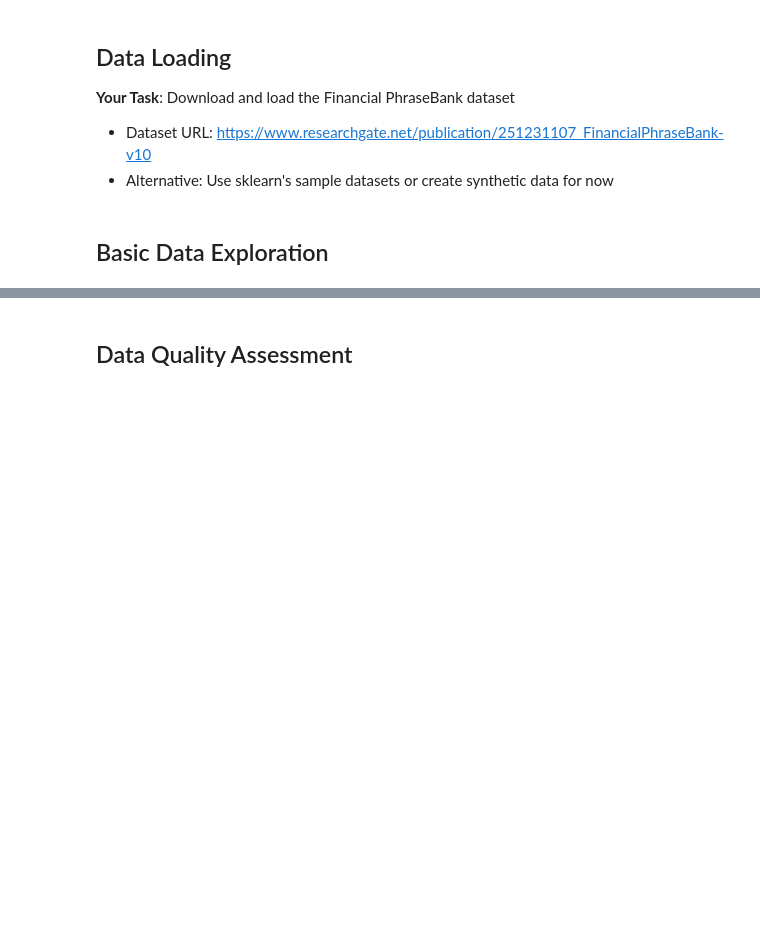
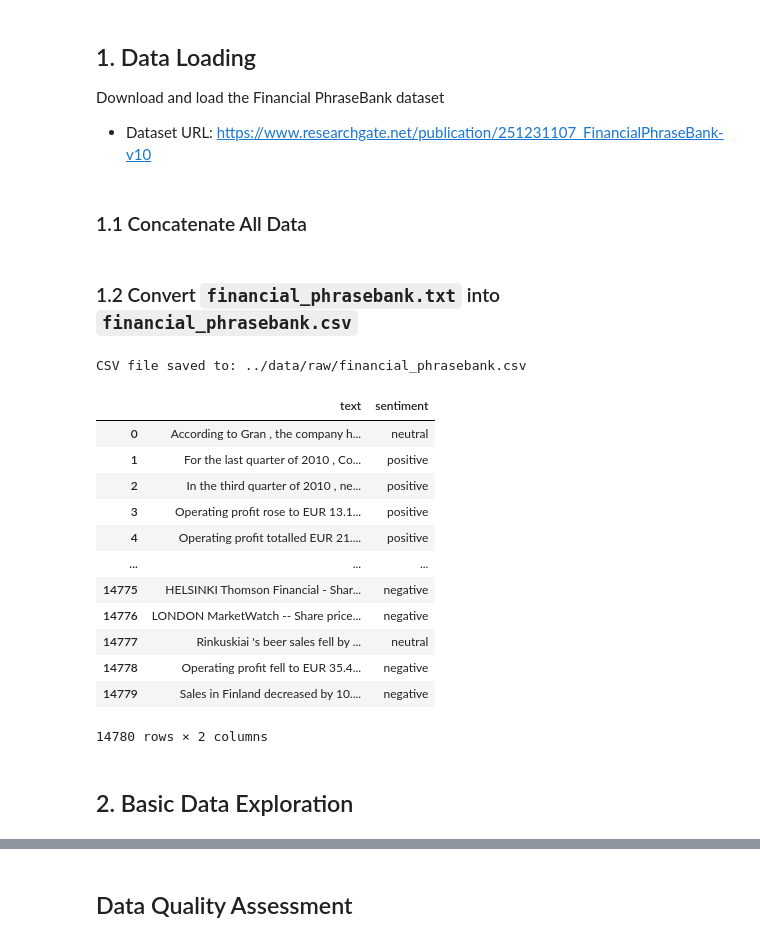
Before and after one commit to starbachi/FinSent, a Jupyter notebook: notebooks/01_data_exploration.ipynb, the cells around one changed output, grey strips where cells are left out. Cells and saved outputs as stored; diff of their text form; code cells hidden in the pictures; blank space fills up the shorter version.

````diff
--- a/notebooks/01_data_exploration.ipynb
+++ b/notebooks/01_data_exploration.ipynb
@@ -30,21 +24,52 @@ import matplotlib.pyplot as plt
 plt.style.use('seaborn-v0_8')
 %matplotlib inline
 # %% [markdown]
-## Data Loading
+## 1. Data Loading
 
-**Your Task**: Download and load the Financial PhraseBank dataset
+Download and load the Financial PhraseBank dataset
 - Dataset URL: https://www.researchgate.net/publication/251231107_FinancialPhraseBank-v10
-- Alternative: Use sklearn's sample datasets or create synthetic data for now
+# %% [markdown]
+### 1.1 Concatenate All Data
 # %%
-# TODO: Load the financial sentiment dataset
-# For now, you can create a sample dataset or download the real one
+import glob
 
-# Sample data structure for reference:
-# columns: ['text', 'sentiment']
-# sentiment values: 'negative', 'neutral', 'positive'
+# File paths
+txt_file_path = '../data/raw/financial_phrasebank.txt'
+csv_file_path = '../data/raw/financial_phrasebank.csv'
 
-# df = pd.read_csv('../data/raw/financial_phrasebank.csv')
-# print(f"Dataset shape: {df.shape}")
-# print(f"Columns: {df.columns.tolist()}")
+# Combine all text files into one
+txt_files = glob.glob('../data/raw/Sentences_*.txt')
+with open(txt_file_path, 'w', encoding='utf-8') as outfile:
+    for fname in txt_files:
+        # Use 'latin1' encoding to avoid UnicodeDecodeError
+        with open(fname, 'r', encoding='latin1') as infile:
+            outfile.write(infile.read())
+# %% [markdown]
+### 1.2 Convert ```financial_phrasebank.txt``` into ```financial_phrasebank.csv```
+# %%
+# Convert the combined text file to CSV
+df = pd.read_csv(txt_file_path, delimiter='@', header=None, names=['text', 'sentiment'])
+df.to_csv(csv_file_path, index=False)
+print(f"CSV file saved to: {csv_file_path}")
+
+# Display df
+pd.set_option('display.max_rows', 10)
+pd.set_option('display.max_columns', None)
+display(df)
+# %% [output]
+CSV file saved to: ../data/raw/financial_phrasebank.csv
+|  | text | sentiment |
+| 0 | According to Gran , the company h... | neutral |
+| 1 | For the last quarter of 2010 , Co... | positive |
+| 2 | In the third quarter of 2010 , ne... | positive |
+| 3 | Operating profit rose to EUR 13.1... | positive |
+| 4 | Operating profit totalled EUR 21.... | positive |
+| ... | ... | ... |
+| 14775 | HELSINKI Thomson Financial - Shar... | negative |
+| 14776 | LONDON MarketWatch -- Share price... | negative |
+| 14777 | Rinkuskiai 's beer sales fell by ... | neutral |
+| 14778 | Operating profit fell to EUR 35.4... | negative |
+| 14779 | Sales in Finland decreased by 10.... | negative |
+14780 rows × 2 columns
 # %% [markdown]
-## Basic Data Exploration
+## 2. Basic Data Exploration
````
Also changed, not shown: parts of 20 cells of this notebook, 1 other file.
